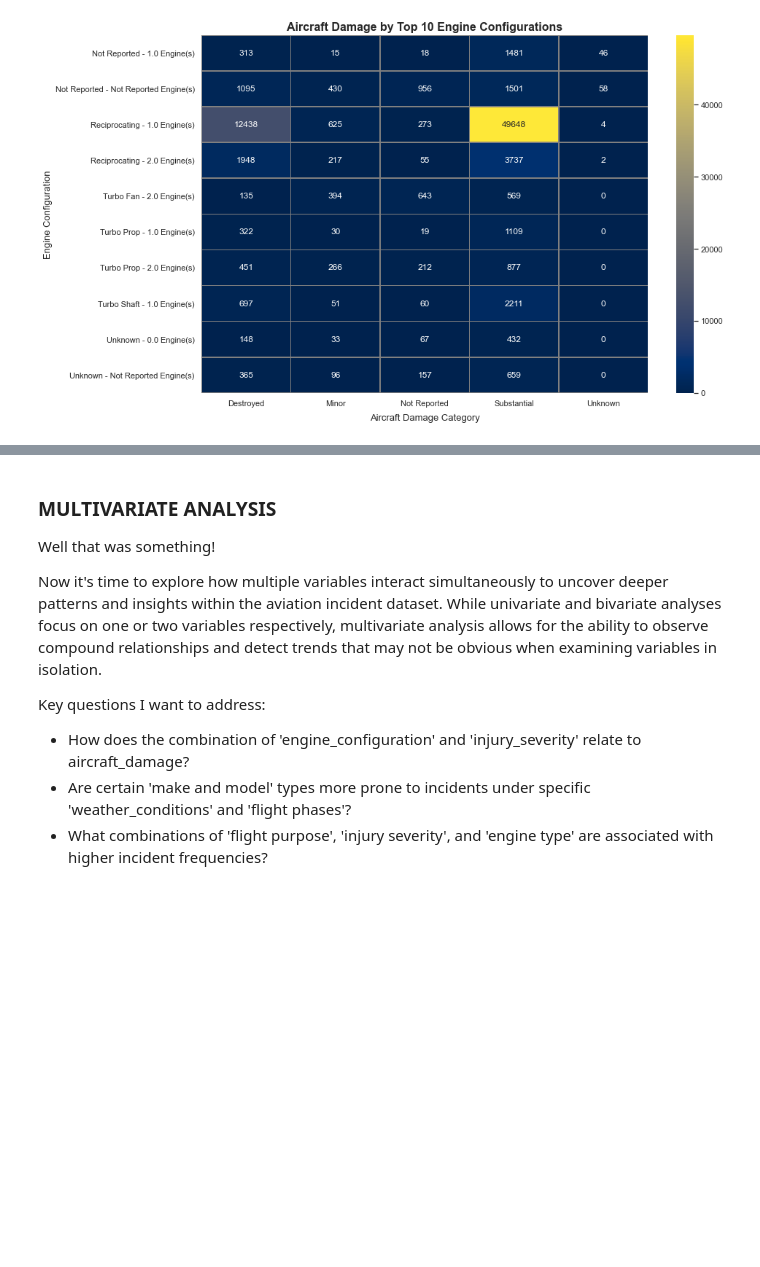
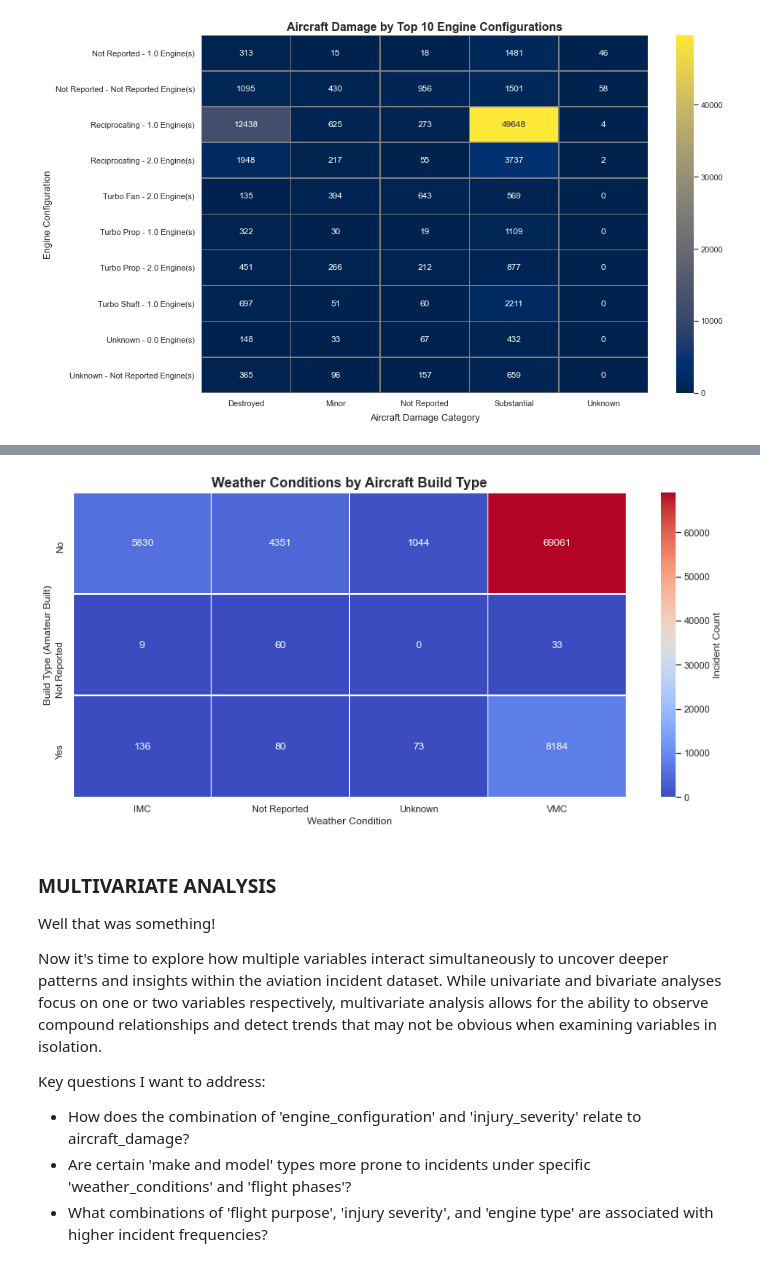
Before and after one commit to Vain-Guy/Capstone-Project-Moringa, a Jupyter notebook: notebook.ipynb, the cells around one changed output, grey strips where cells are left out. Drawn from its saved outputs; the diff is of its cells as text; code cells hidden in the pictures; blank space fills up the shorter version.

```diff
--- a/notebook.ipynb
+++ b/notebook.ipynb
@@ -1962,3 +2018,27 @@ plt.show()
+# %%
+# Create a crosstab
+heatmap_data = pd.crosstab(aviation_df['amateur_built'], aviation_df['weather_condition'])
+
+# Plot the heatmap
+plt.figure(figsize = (12, 6))
+sns.heatmap(
+    heatmap_data,
+    annot = True,
+    fmt = 'd',
+    cmap = 'coolwarm',
+    linewidths = 0.5,
+    cbar_kws = {'label': 'Incident Count'}
+)
+
+# Add labels and title
+plt.title('Weather Conditions by Aircraft Build Type', fontsize = 16, weight = 'bold')
+plt.xlabel('Weather Condition', fontsize = 12)
+plt.ylabel('Build Type (Amateur Built)', fontsize = 12)
+plt.tight_layout()
+
+plt.show()
+# %% [output]
+[figure, added]
 # %% [markdown]
 ### MULTIVARIATE ANALYSIS
 
```
Also changed, not shown: parts of 5 cells of this notebook.
